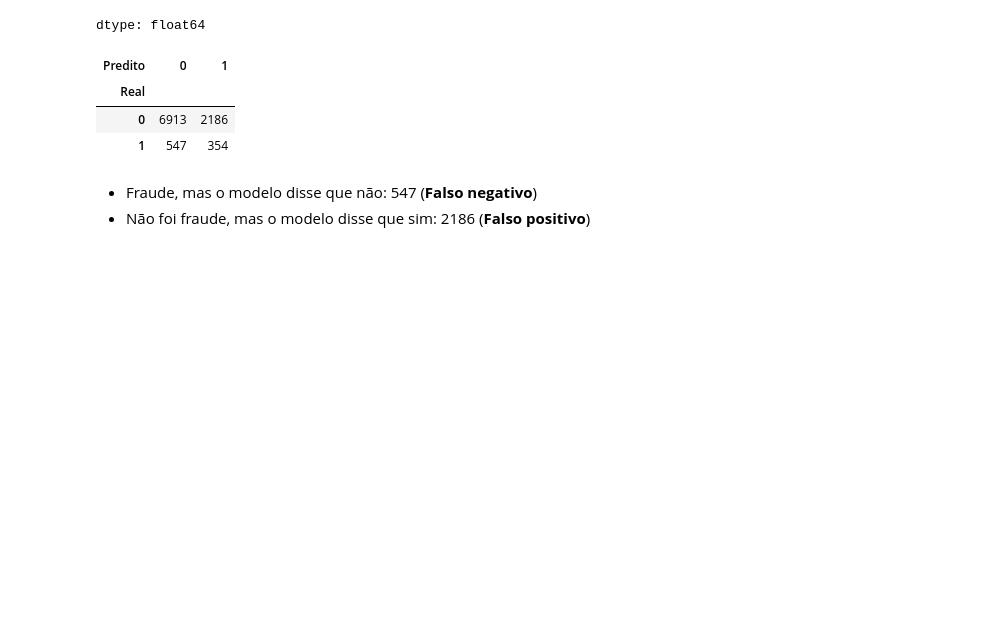
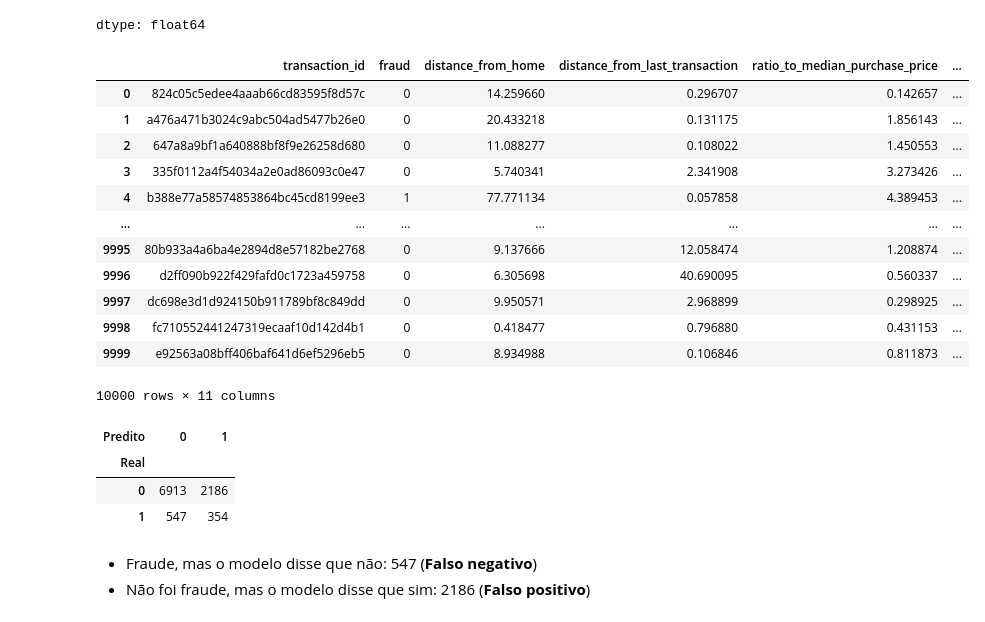
Before and after one commit to OviedoVR/ML_especializacao_2025, a Jupyter notebook: notebooks/sist_deteccao_fraudes.ipynb, the cells around one changed output. Drawn from its saved outputs; the diff is of its cells as text; code cells hidden in the pictures; blank space fills up the shorter version.

```diff
--- a/notebooks/sist_deteccao_fraudes.ipynb
+++ b/notebooks/sist_deteccao_fraudes.ipynb
@@ -140,27 +153,43 @@ dtype: float64
 # %%
 # Merge dos dados (obter coluna fraude comprovada):
 dados_comparacao = pd.merge(
     transacoes_validadas[['transaction_id', 'fraud']],
     dados,
     how='left',
     on='transaction_id',
 )
 
-# Tabela de comparação:
-eficiencia_if = pd.crosstab(
-    dados_comparacao['fraud'],
-    dados_comparacao['estimated_fraud'],
-    rownames=['Real'],
-    colnames=['Predito']
-)
-
-# Resultados:
-eficiencia_if
+dados_comparacao
 # %% [output]
-| Predito | 0 | 1 |
-| Real |  |  |
-| 0 | 6913 | 2186 |
-| 1 | 547 | 354 |
+|  | transaction_id | fraud | distance_from_home | distance_from_last_transaction | ratio_to_median_purchase_price | ... |
+| 0 | 824c05c5edee4aaab66cd83595f8d57c | 0 | 14.259660 | 0.296707 | 0.142657 | ... |
+| 1 | a476a471b3024c9abc504ad5477b26e0 | 0 | 20.433218 | 0.131175 | 1.856143 | ... |
+| 2 | 647a8a9bf1a640888bf8f9e26258d680 | 0 | 11.088277 | 0.108022 | 1.450553 | ... |
+| 3 | 335f0112a4f54034a2e0ad86093c0e47 | 0 | 5.740341 | 2.341908 | 3.273426 | ... |
+| 4 | b388e77a58574853864bc45cd8199ee3 | 1 | 77.771134 | 0.057858 | 4.389453 | ... |
+| ... | ... | ... | ... | ... | ... | ... |
+| 9995 | 80b933a4a6ba4e2894d8e57182be2768 | 0 | 9.137666 | 12.058474 | 1.208874 | ... |
+| 9996 | d2ff090b922f429fafd0c1723a459758 | 0 | 6.305698 | 40.690095 | 0.560337 | ... |
+| 9997 | dc698e3d1d924150b911789bf8c849dd | 0 | 9.950571 | 2.968899 | 0.298925 | ... |
+| 9998 | fc710552441247319ecaaf10d142d4b1 | 0 | 0.418477 | 0.796880 | 0.431153 | ... |
+| 9999 | e92563a08bff406baf641d6ef5296eb5 | 0 | 8.934988 | 0.106846 | 0.811873 | ... |
+10000 rows × 11 columns
+# %%
+# Tabela de comparação:
+eficiencia_if = pd.crosstab(
+    dados_comparacao['fraud'],
+    dados_comparacao['estimated_fraud'],
+    rownames=['Real'],
+    colnames=['Predito']
+)
+
+# Resultados:
+eficiencia_if
+# %% [output]
+| Predito | 0 | 1 |
+| Real |  |  |
+| 0 | 6913 | 2186 |
+| 1 | 547 | 354 |
 # %% [markdown]
 * Fraude, mas o modelo disse que não: 547 (**Falso negativo**)
 * Não foi fraude, mas o modelo disse que sim: 2186 (**Falso positivo**)
```
Also changed, not shown: parts of 9 cells of this notebook.
